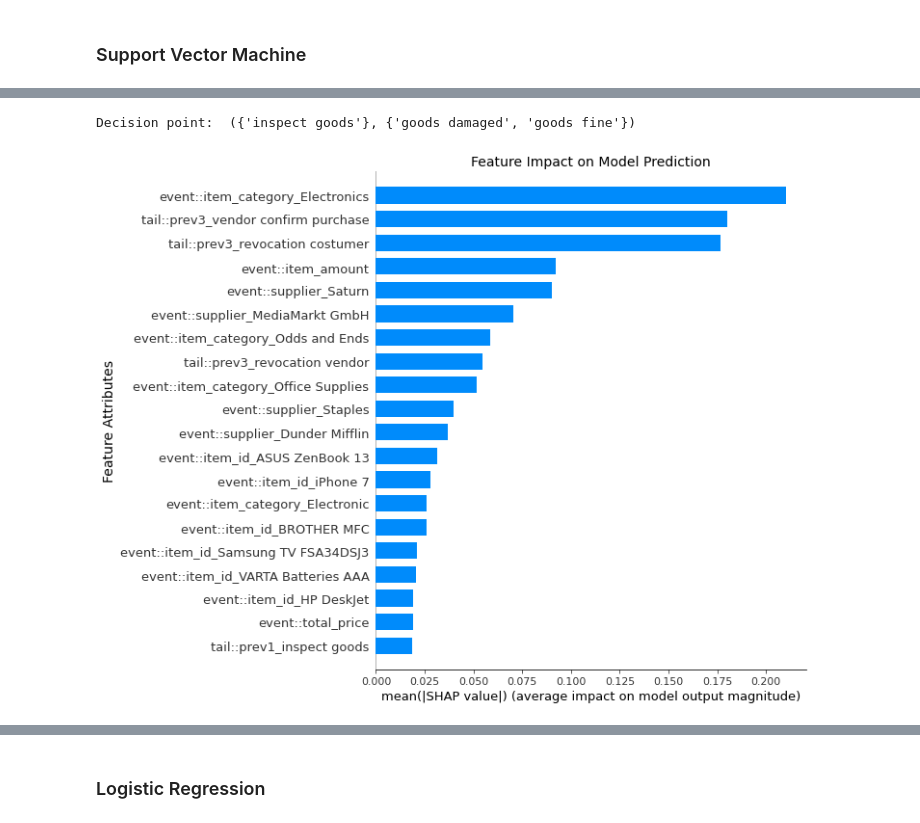
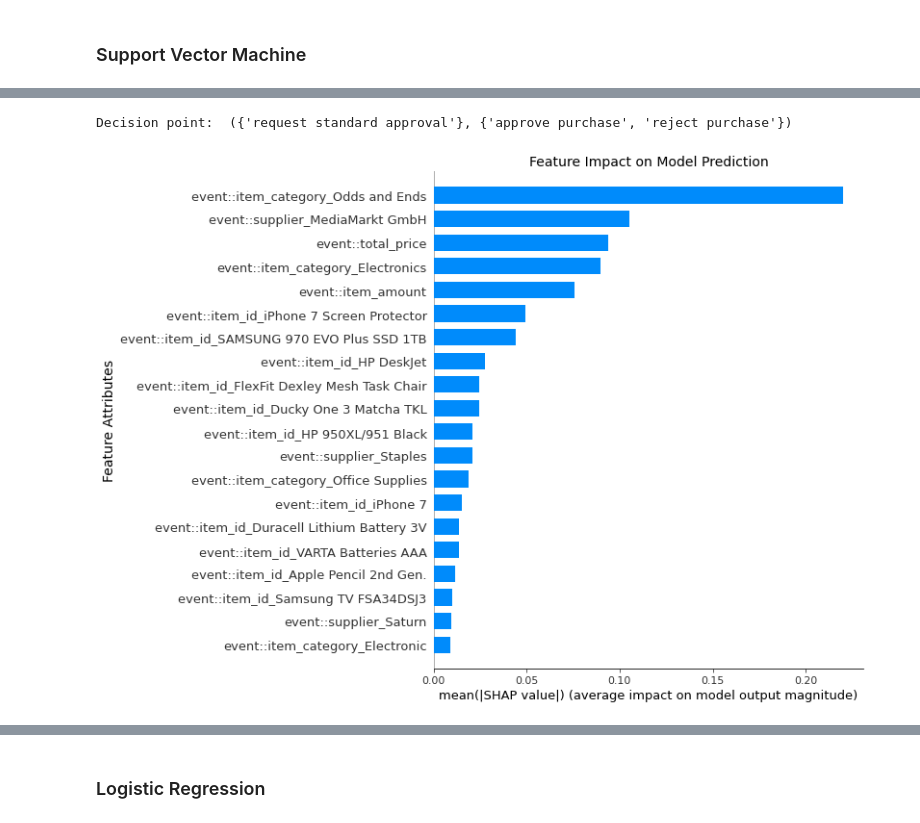
Before and after one commit to aarkue/eXdpn, a Jupyter notebook: qualitative_analysis/qualitative_analysis_nonlinearities.ipynb, the cells around one changed output, grey strips where cells are left out. Saved outputs shown, nothing was run; the diff lists cells and outputs as text; code cells hidden in the pictures.

```diff
--- a/qualitative_analysis/qualitative_analysis_nonlinearities.ipynb
+++ b/qualitative_analysis/qualitative_analysis_nonlinearities.ipynb
@@ -114,14 +112,4 @@ Best guard: <exdpn.guards.decision_tree_guard.Decision_Tree_Guard object at 0x..
 # %% [markdown]
 ### Decision Tree
-# %%
-# import event log and create data petri net
-event_log_nonlinearities = import_log(os.path.join(os.getcwd(), '..', 'datasets', 'p2p_nonlinearities.xes'))
-dpn_nonlinearities = data_petri_net.Data_Petri_Net(event_log = event_log_nonlinearities,
-                                                  event_level_attributes = ['item_category','item_id','item_amount','supplier','total_price'],
-                                                  ml_list = [ML_Technique.DT],
-                                                  verbose = False)
-
-
-decision_points = list(dpn_nonlinearities.decision_points)
 # %%
 print("Decision point: ", decision_points[0])
@@ -174,12 +162,2 @@ Decision point:  ({'goods fine'}, {'cancel order', 'pay invoice'})
 # %% [markdown]
 ### Neural Network
-# %%
-# import event log and create data petri net
-event_log_nonlinearities = import_log(os.path.join(os.getcwd(), '..', 'datasets', 'p2p_nonlinearities.xes'))
-dpn_nonlinearities = data_petri_net.Data_Petri_Net(event_log = event_log_nonlinearities,
-                                                  event_level_attributes = ['item_category','item_id','item_amount','supplier','total_price'],
-                                                  ml_list = [ML_Technique.NN],
-                                                  verbose = False)
-
-
-decision_points = list(dpn_nonlinearities.decision_points)
@@ -241,14 +212,4 @@ Decision point:  ({'receive invoice'}, {'pay invoice', 'revocation vendor', 'can
 # %% [markdown]
 ### Support Vector Machine
-# %%
-# import event log and create data petri net
-event_log_nonlinearities = import_log(os.path.join(os.getcwd(), '..', 'datasets', 'p2p_nonlinearities.xes'))
-dpn_nonlinearities = data_petri_net.Data_Petri_Net(event_log = event_log_nonlinearities,
-                                                  event_level_attributes = ['item_category','item_id','item_amount','supplier','total_price'],
-                                                  ml_list = [ML_Technique.SVM],
-                                                  verbose = False)
-
-
-decision_points = list(dpn_nonlinearities.decision_points)
 # %%
 print("Decision point: ", decision_points[0])
@@ -261,10 +222,10 @@ Decision point:  ({'create purchase order'}, {'request standard approval', 'requ
 # %%
 print("Decision point: ", decision_points[1])
-svm_guard = dpn_nonlinearities.get_guard_at_place(decision_points[1])
+svm_guard = dpn_nonlinearities.guard_manager_per_place[decision_points[1]].guards_list[ML_Technique.SVM]
 if svm_guard.is_explainable():
     svm_guard.get_explainable_representation()
 # %% [output]
-Decision point:  ({'inspect goods'}, {'goods damaged', 'goods fine'})
+Decision point:  ({'request standard approval'}, {'approve purchase', 'reject purchase'})
-[figure, old version]
+[figure, new version]
 # %%
 print("Decision point: ", decision_points[2])
```
Also changed, not shown: parts of 33 cells of this notebook, 3 other files.
